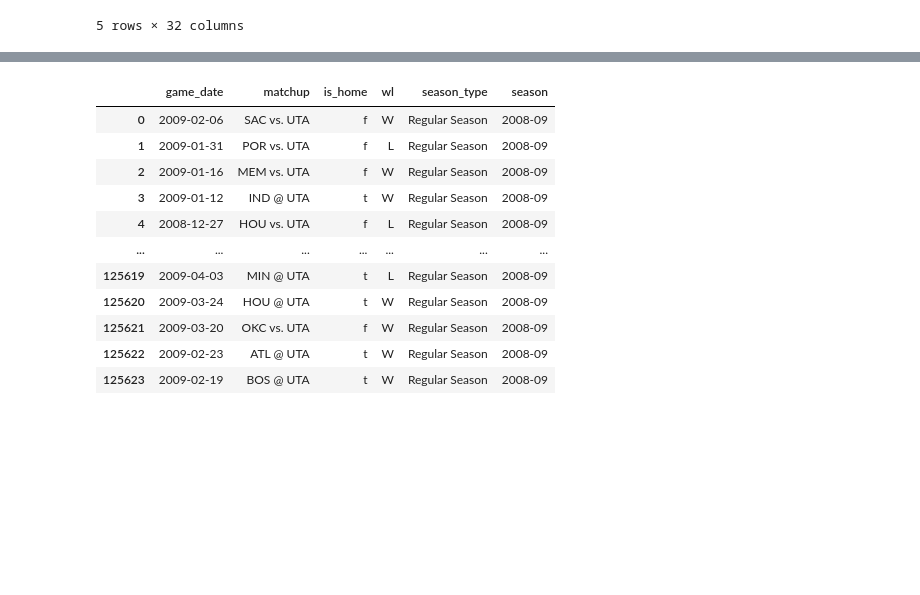
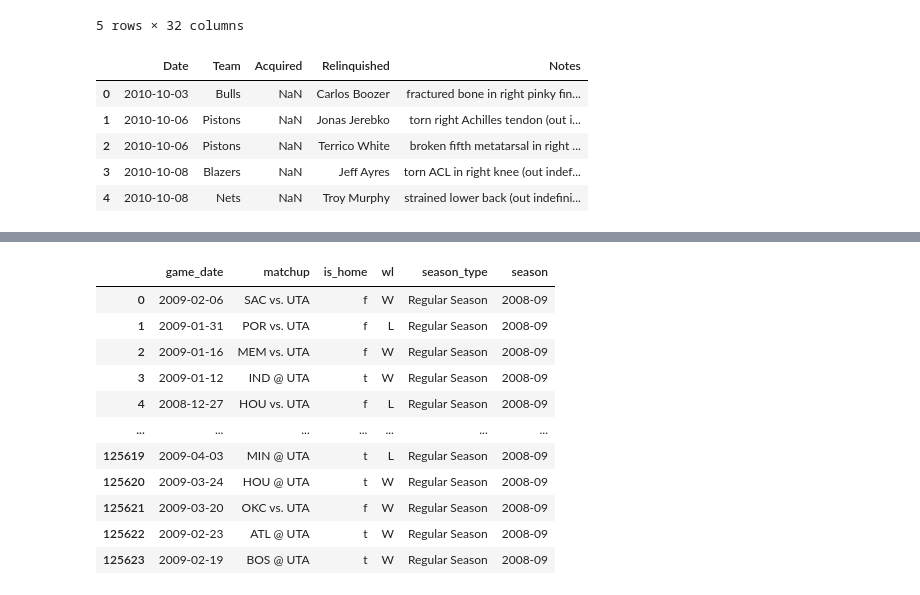
Before and after one commit to pauljacob/DSCapstone2, a Jupyter notebook: 02_Data_Wrangling/02_data_wrangling.ipynb, the cells around one changed output, grey strips where cells are left out. Cells and saved outputs as stored; diff of their text form; code cells hidden in the pictures; blank space fills up the shorter version.

```diff
--- a/02_Data_Wrangling/02_data_wrangling.ipynb
+++ b/02_Data_Wrangling/02_data_wrangling.ipynb
@@ -39,3 +44,12 @@ df.head()
 | 3 | 20800558 | 2009-01-12 | IND @ UTA | 1610612762 | t | W | 23.0 | 15.0 | 0.605 | 240 | ... | ... |
 | 4 | 20800440 | 2008-12-27 | HOU vs. UTA | 1610612762 | f | L | 18.0 | 14.0 | 0.563 | 290 | ... | ... |
 5 rows × 32 columns
+# %%
+df2.head()
+# %% [output]
+|  | Date | Team | Acquired | Relinquished | Notes |
+| 0 | 2010-10-03 | Bulls | NaN | Carlos Boozer | fractured bone in right pinky fin... |
+| 1 | 2010-10-06 | Pistons | NaN | Jonas Jerebko | torn right Achilles tendon (out i... |
+| 2 | 2010-10-06 | Pistons | NaN | Terrico White | broken fifth metatarsal in right ... |
+| 3 | 2010-10-08 | Blazers | NaN | Jeff Ayres | torn ACL in right knee (out indef... |
+| 4 | 2010-10-08 | Nets | NaN | Troy Murphy | strained lower back (out indefini... |
```
Also changed, not shown: parts of 14 cells of this notebook.
